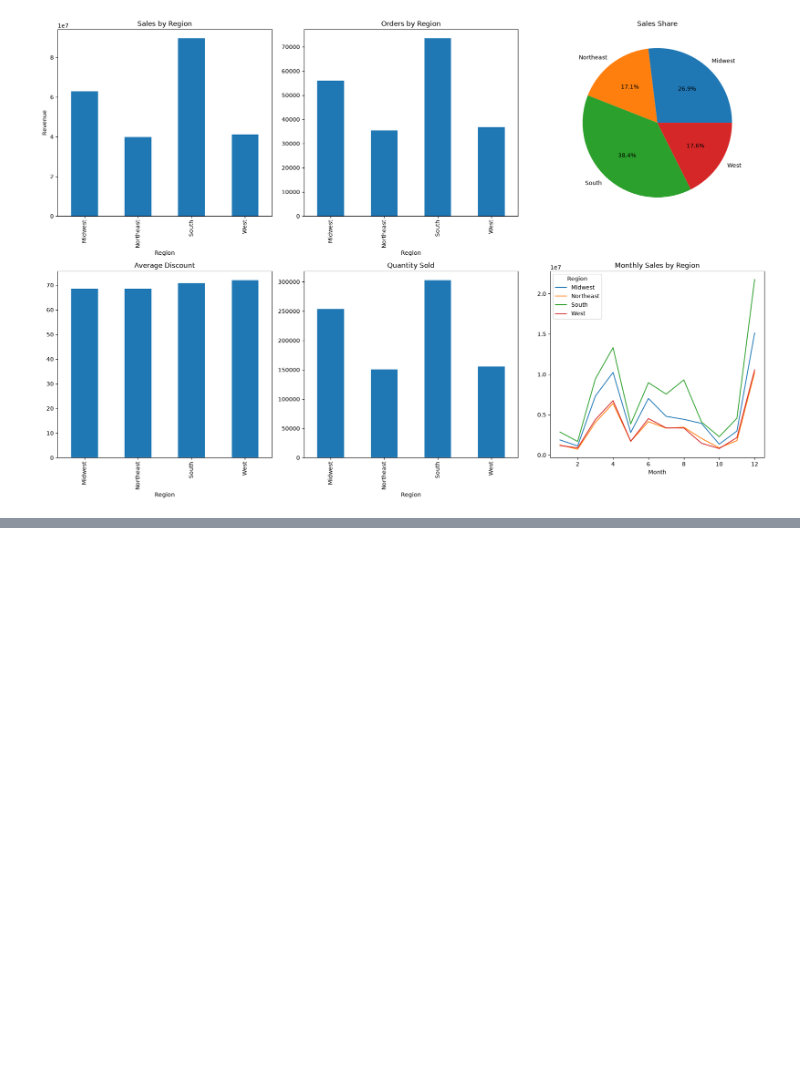
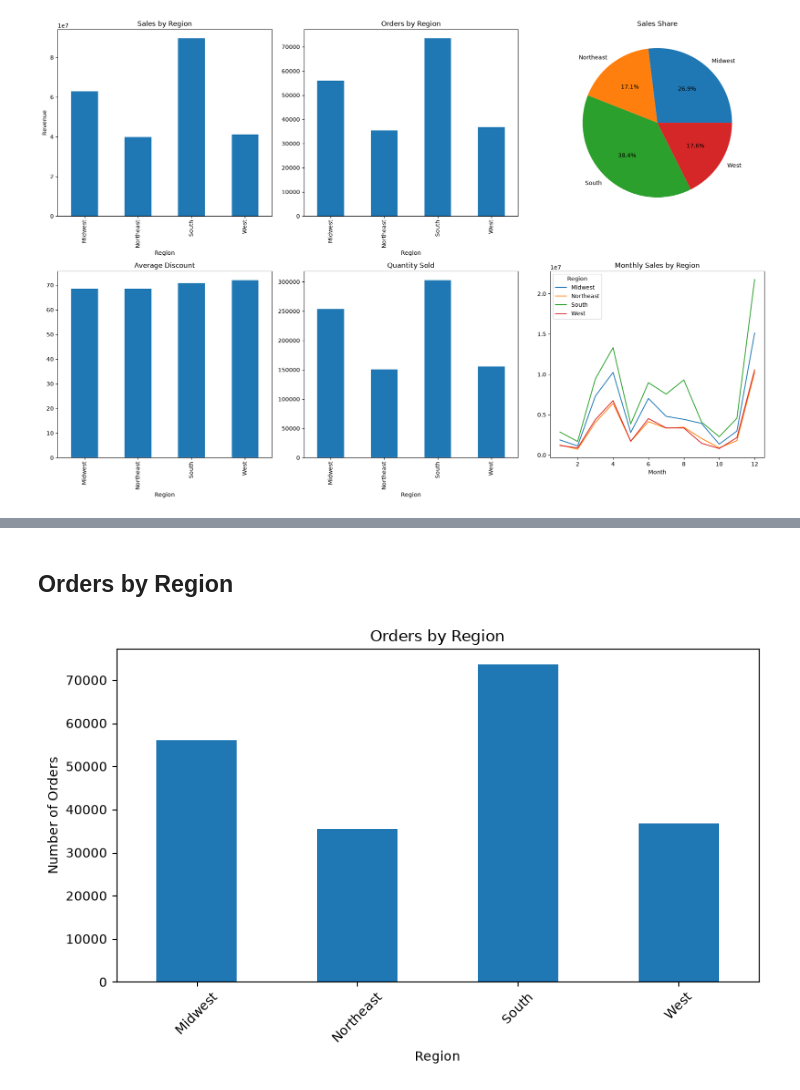
Before and after one commit to fanta2k5/PRO2291_duantotnghiep1, a Jupyter notebook: notebooks/Visualization/region_dashboard.ipynb, the cells around one changed output, grey strips where cells are left out. Drawn from its saved outputs; the diff is of its cells as text; code cells hidden in the pictures; blank space fills up the shorter version.

```diff
--- a/notebooks/Visualization/region_dashboard.ipynb
+++ b/notebooks/Visualization/region_dashboard.ipynb
@@ -149,0 +194,19 @@ Average Order    : 1,158.31
+# %% [markdown]
+## Orders by Region
+# %%
+orders_region = df.groupby("Region")["order_id"].nunique()
+
+plt.figure(figsize=(8,5))
+
+orders_region.plot(kind="bar")
+
+plt.title("Orders by Region")
+plt.xlabel("Region")
+plt.ylabel("Number of Orders")
+
+plt.xticks(rotation=45)
+
+plt.tight_layout()
+plt.show()
+# %% [output]
+[figure, added]
```
Also changed, not shown: parts of 11 cells of this notebook.
